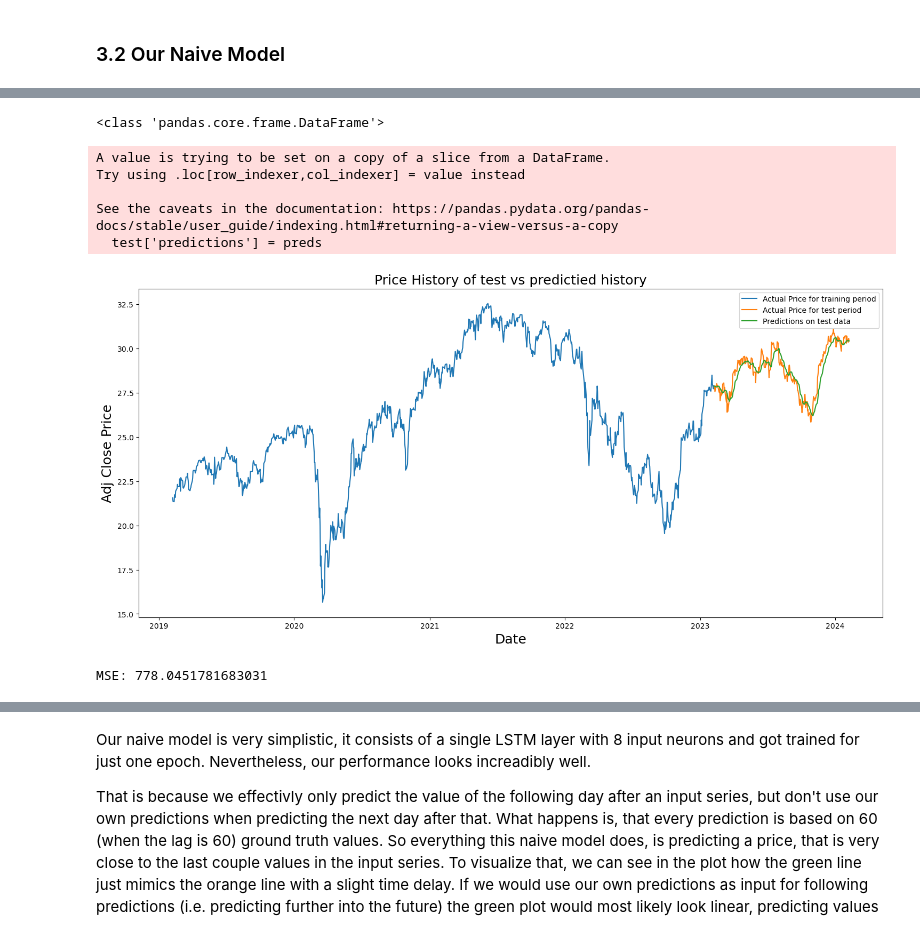
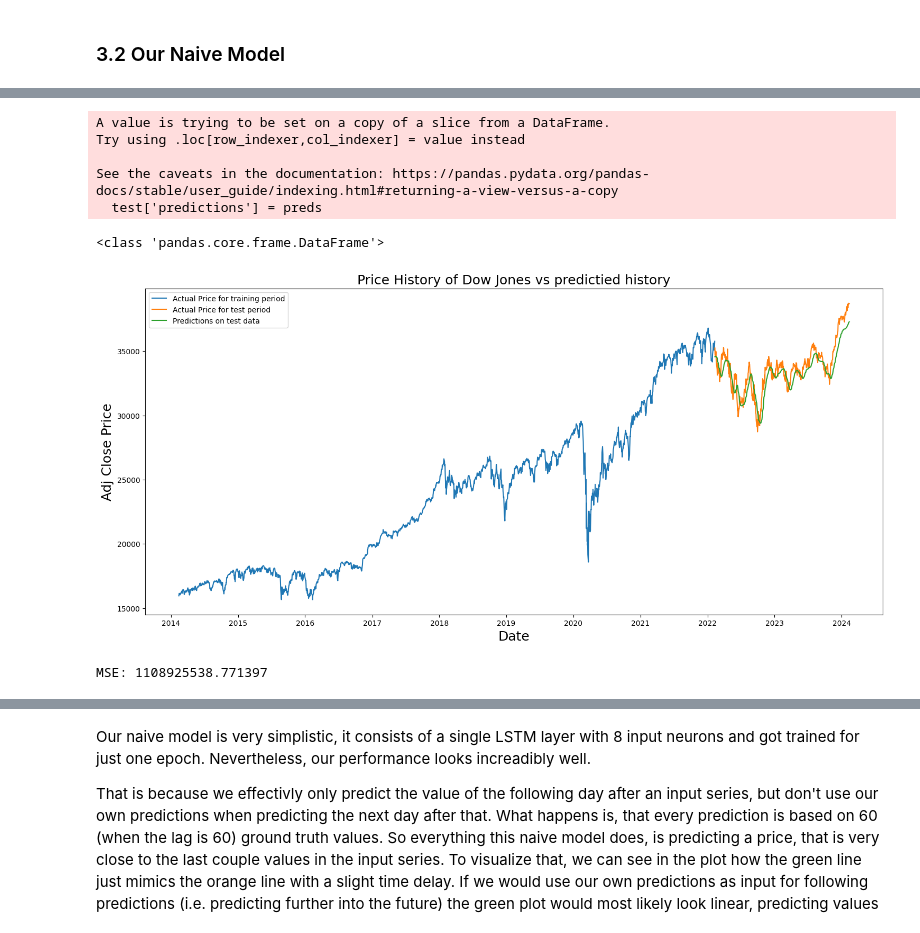
Before and after one commit to hpfref/Financial-Forecasting, a Jupyter notebook: notebook.ipynb, the cells around one changed output, grey strips where cells are left out. Saved outputs shown, nothing was run; the diff lists cells and outputs as text; code cells hidden in the pictures.

```diff
--- a/notebook.ipynb
+++ b/notebook.ipynb
@@ -44,7 +44,7 @@ yf.pdr_override()
 pd.set_option('display.max_rows', None)
 
 #timeframe we want to load the data from in years
-timeframe = 5
+timeframe = 10
 
 #setting end and start date
 end = datetime.now()
@@ -52,12 +52,12 @@ end = datetime.now()
 start = datetime(end.year - timeframe, end.month, end.day)
 
 #how the downloaded dataframe looks
-dax = pdr.get_data_yahoo("DAX", start, end)
-print(dax.head(), "\n", dax.shape, "\n")
+dow = pdr.get_data_yahoo("^DJI", start, end)
+print(dow.head(), "\n", dow.shape, "\n")
 
 #extracting the price history
-dax_history = dax.filter(["Adj Close"])
-print(dax_history.head())
+dow_history = dow.filter(["Adj Close"])
+print(dow_history.head())
 
 #visulazing
 def plot_history(history, index):
@@ -69,6 +69,6 @@ def plot_history(history, index):
 
     plt.show()
 
-plot_history(dax_history, "DAX")
+plot_history(dow_history, "Dow Jones")
 # %% [output]
 [*********************100%%**********************]  1 of 1 completed
@@ -145,7 +102,7 @@ Link to the article: https://towardsdatascience.com/lstm-time-series-forecasting
 ### 3.1 Data Preprocessing
 # %%
 #Feature Scaling
-dataset = dax_history.values
+dataset = dow_history.values
 
 scaler = MinMaxScaler(feature_range=(0, 1))
 scaled_dataset = scaler.fit_transform(dataset)
@@ -220,34 +198,34 @@ predictions = scaler.inverse_transform(predictions)
 # %%
 mse = mean_squared_error(predictions, test_Y)
 rmse = np.sqrt(mse)
 
 #visualize Results
 def plot_results(stock, train, test, preds):
     test['predictions'] = preds
 
     plt.figure(figsize=(18,8))
     plt.plot(train)
     plt.plot(test)
     plt.title(f"Price History of {stock} vs predictied history", fontsize=18)
     plt.xlabel('Date', fontsize=18)
     plt.ylabel('Adj Close Price', fontsize=18)
     plt.legend(['Actual Price for training period', 'Actual Price for test period', 'Predictions on test data'])
 
     plt.show()
 
 
-print(type(dax_history))
-train_history = dax_history[:train_data_len]
-test_history = dax_history[train_data_len:]
-plot_results("test", train_history, test_history, predictions)
+print(type(dow_history))
+train_history = dow_history[:train_data_len]
+test_history = dow_history[train_data_len:]
+plot_results("Dow Jones", train_history, test_history, predictions)
 
 print(f"MSE: {mse}")
 # %% [output]
-<class 'pandas.core.frame.DataFrame'>
+A value is trying to be set on a copy of a slice from a DataFrame.
+Try using .loc[row_indexer,col_indexer] = value instead
+
+See the caveats in the documentation: https://pandas.pydata.org/pandas-docs/stable/user_guide/indexing.html#returning-a-view-versus-a-copy
+  test['predictions'] = preds
-A value is trying to be set on a copy of a slice from a DataFrame.
-Try using .loc[row_indexer,col_indexer] = value instead
-
-See the caveats in the documentation: https://pandas.pydata.org/pandas-docs/stable/user_guide/indexing.html#returning-a-view-versus-a-copy
-  test['predictions'] = preds
+<class 'pandas.core.frame.DataFrame'>
-[figure, old version]
+[figure, new version]
-MSE: 778.0451781683031
+MSE: 1108925538.771397
```
Also changed, not shown: parts of 28 cells of this notebook.
